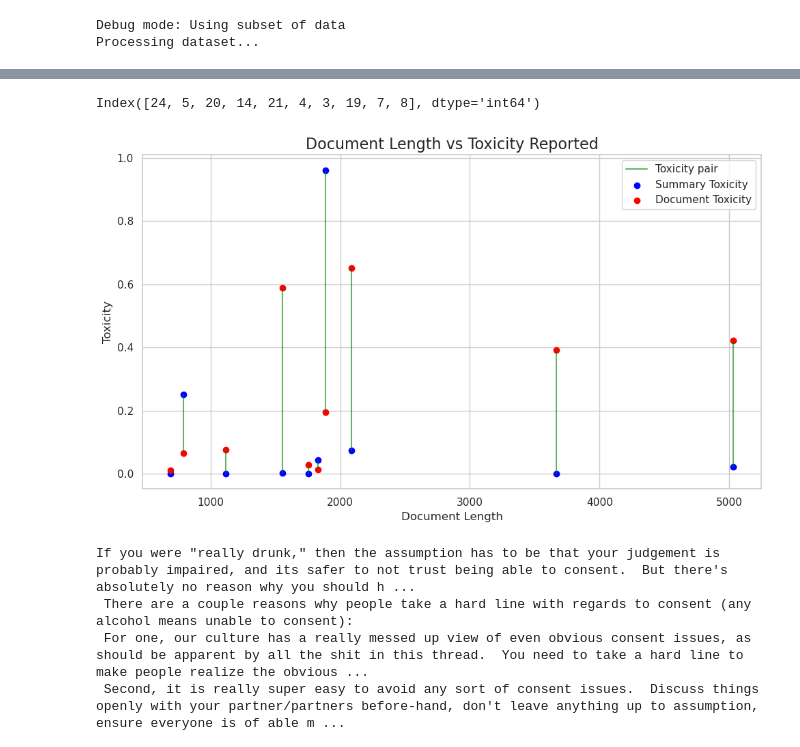
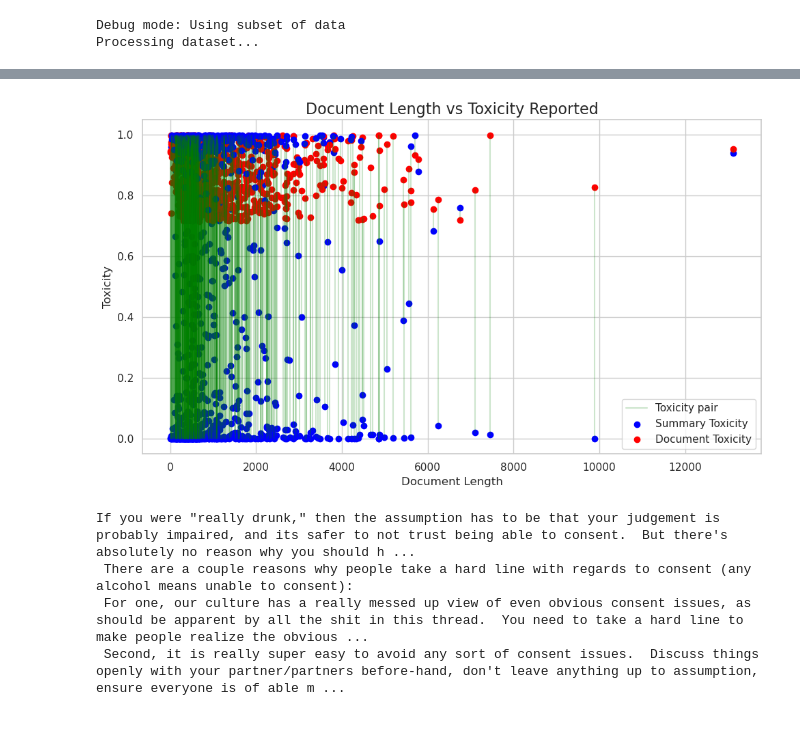
Before and after one commit to arunimaCh29/Text-Summarisation-Eval, a Jupyter notebook: project/report.ipynb, the cells around one changed output, grey strips where cells are left out. Drawn from its saved outputs; the diff is of its cells as text; code cells hidden in the pictures.

Commit message:
subsampling dataset with detoxify

```diff
--- a/project/report.ipynb
+++ b/project/report.ipynb
@@ -18,8 +18,12 @@ Processing dataset...
 # %%
 from datasets import load_from_disk
 
-file = 'reddit_tldr_20250603162339_debug_True.parquet'
-file ='data/reddit_tldr_20250603162339_debug_True.parquet'
+file ='data/reddit_tldr_20250603185109_debug_True.parquet'
 dataset = load_from_disk(file)
 df_dataset = dataset.to_pandas()
+
+
+display(df_dataset.document_toxicity_detoxify.max())
+display(df_dataset.document_toxicity_detoxify.min())
+display(df_dataset.document_toxicity_detoxify.mean())
 # %% [output]
@@ -87,8 +35,5 @@ tensor(447) tensor(33)
 # %%
-
-loader_df.sort_values(by='document_toxicity_detoxify', ascending=False, inplace=True)
-top_10 = loader_df.head(10)
-
-k =top_10['document_length']
-top_10['document_toxicity_detoxify'].keys()
+df_dataset.sort_values(by='document_toxicity_detoxify', ascending=False, inplace=True)
+top_1000 = df_dataset.head(1000)
+display(df_dataset.head(10))
 # %% [output]
@@ -110,10 +51,9 @@ array(["Disclaimer: I've seen a therapist over this and have been diagnosed as O
 # %%
 from visualization.toxicity_plot import plot_toxicity_comparison_with_length
 
-plot_toxicity_comparison_with_length(top_10['summary_toxicity_detoxify'], top_10['document_toxicity_detoxify'], top_10['document_length'])
+plot_toxicity_comparison_with_length(top_1000['summary_toxicity_detoxify'], top_1000['document_toxicity_detoxify'], top_1000['document_length'])
 # %% [output]
-Index([24, 5, 20, 14, 21, 4, 3, 19, 7, 8], dtype='int64')
-[figure, old version]
+[figure, new version]
 # %%
 print(top_10['document'][21])
 print(top_10['summary'][21])
```
Also changed, not shown: parts of 10 cells of this notebook, 4 other files.
